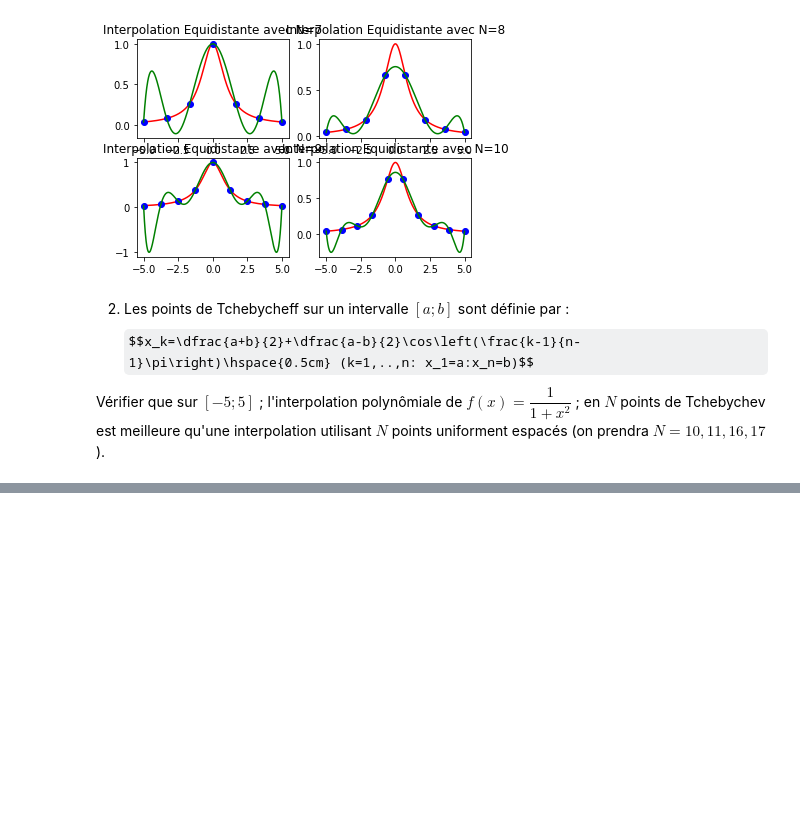
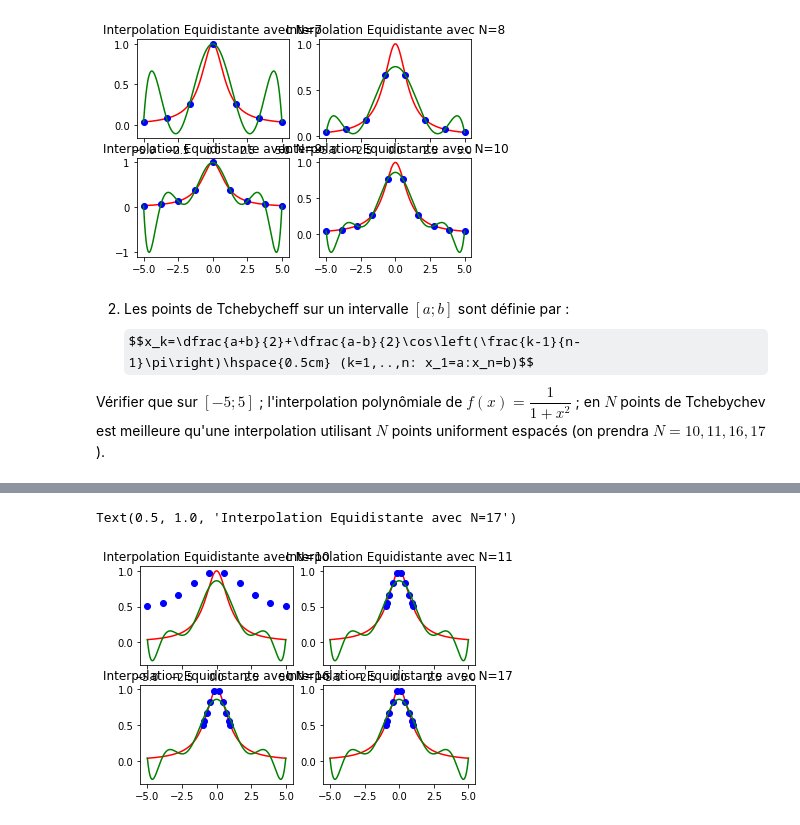
Before and after one commit to ichrakbensaad1/NUM_ANALYSIS, a Jupyter notebook: tp2.ipynb, the cells around one changed output, grey strips where cells are left out. Saved outputs shown, nothing was run; the diff lists cells and outputs as text; code cells hidden in the pictures; some formulas as TeX source; blank space fills up the shorter version.

```diff
--- a/tp2.ipynb
+++ b/tp2.ipynb
@@ -231,42 +251,44 @@ IndexError: ignored
 # %%
 import matplotlib.pyplot as plt
 from numpy import linspace
 import numpy as np
 N=10
-Xt=tcheb(-5,5,N)
-f=lambda x: 1/(1+x**2)
-Y=f(Xt)
-p=np.polyfit(Xt,Yt,N-1)
+Xt=np.polynomial.chebyshev.Chebyshev(np.array([0]*10+[1])).roots()
+f= lambda x: 1/(1 + x**2)
+Yt=f(Xt)
+pt=np.polyfit(Xt,Yt,N-1)
 
 plt.subplot(2,2,1)
 plt.plot(t,f(t),'r',X,Y,'ob', t, np.polyval(p,t),'g')
 plt.title("Interpolation Equidistante avec N=10")
 #####################################################
 N=11
-Xt=tcheb(-5,5,N)
-f=lambda x: 1/(1+x**2)
+Xt=np.polynomial.chebyshev.Chebyshev(np.array([0]*10+[1])).roots()
+f=lambda x: 1/(1+ x**2)
 Yt=f(Xt)
-p=np.polyfit(Xt,Yt,N-1)
+pt=np.polyfit(Xt,Yt,N-1)
 plt.subplot(2,2,2)
-plot(t,f(t),'r',Xt,Yt,'ob', t, polyval(pt,t),'g')
+plt.plot(t,f(t),'r',Xt,Yt,'ob', t,np.polyval(p,t),'g')
 plt.title("Interpolation Equidistante avec N=11")
 #######################################################
 N=16
-Xt=tcheb(-5,5,N)
+Xt=np.polynomial.chebyshev.Chebyshev(np.array([0]*10+[1])).roots()
 f=lambda x: 1/(1+x**2)
 Yt=f(Xt);
-p=np.polyfit(Xt,Yt,N-1)
+pt=np.polyfit(Xt,Yt,N-1)
 t=linspace(-5,5,1000)
 plt.subplot(2,2,3)
-plot(t,f(t),'r',Xt,Yt,'ob', t, polyval(pt,t),'g')
+plt.plot(t,f(t),'r',Xt,Yt,'ob', t, np.polyval(p,t),'g')
 plt.title("Interpolation Equidistante avec N=16")
 #######################################################
-N=17
-Xt=tcheb(-5,5,N)
+Xt=np.polynomial.chebyshev.Chebyshev(np.array([0]*10+[1])).roots()
 f=lambda x: 1/(1+x**2)
 Yt=f(Xt);
-p=np.polyfit(Xt,Yt,N-1)
+pt=np.polyfit(Xt,Yt,N-1)
 t=linspace(-5,5,1000)
 plt.subplot(2,2,4)
-plot(t,f(t),'r',Xt,Yt,'ob', t, polyval(pt,t),'g')
+plt.plot(t,f(t),'r',Xt,Yt,'ob', t, np.polyval(p,t),'g')
 plt.title("Interpolation Equidistante avec N=17")
+# %% [output]
+Text(0.5, 1.0, 'Interpolation Equidistante avec N=17')
+[figure, added]
```
Also changed, not shown: parts of 8 cells of this notebook.
